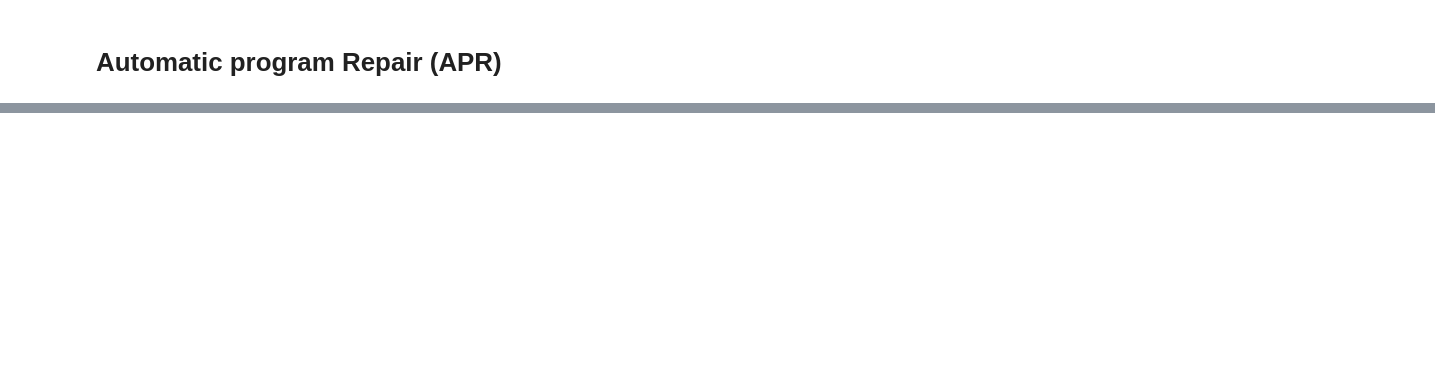
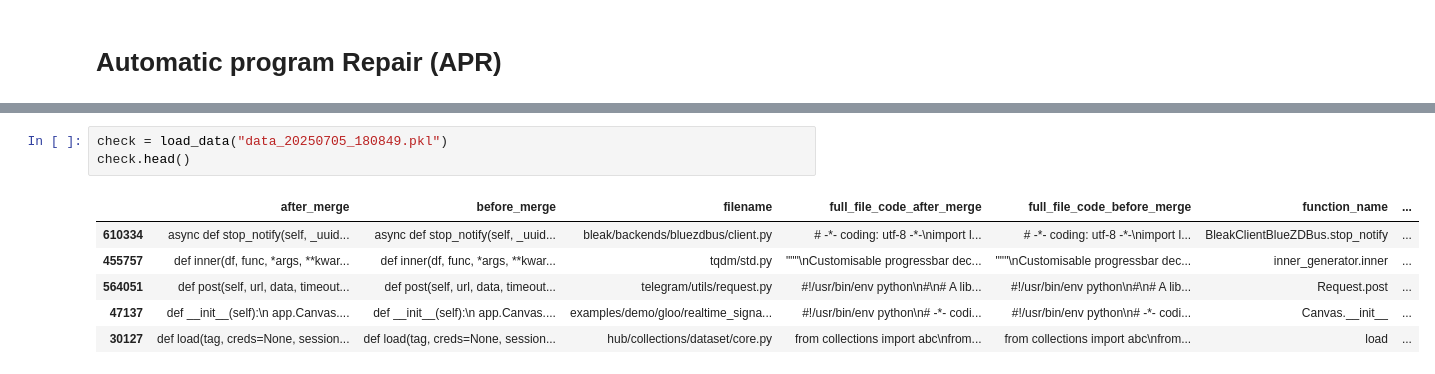
Before and after one commit to FernandoZanchitta/BugDetectiveAI, a Jupyter notebook: Bugdetectiveai/scr/notebooks/chat.ipynb, the cells around one changed output, grey strips where cells are left out. Drawn from its saved outputs; the diff is of its cells as text; blank space fills up the shorter version.

```diff
--- a/Bugdetectiveai/scr/notebooks/chat.ipynb
+++ b/Bugdetectiveai/scr/notebooks/chat.ipynb
@@ -190,0 +255,10 @@ CodeBLEU - Bug vs Groundtruth: mean=0.948, std=0.016
+# %%
+check = load_data("data_20250705_180849.pkl")
+check.head()
+# %% [output]
+|  | after_merge | before_merge | filename | full_file_code_after_merge | full_file_code_before_merge | function_name | ... |
+| 610334 | async def stop_notify(self, _uuid... | async def stop_notify(self, _uuid... | bleak/backends/bluezdbus/client.py | # -*- coding: utf-8 -*-\nimport l... | # -*- coding: utf-8 -*-\nimport l... | BleakClientBlueZDBus.stop_notify | ... |
+| 455757 | def inner(df, func, *args, **kwar... | def inner(df, func, *args, **kwar... | tqdm/std.py | """\nCustomisable progressbar dec... | """\nCustomisable progressbar dec... | inner_generator.inner | ... |
+| 564051 | def post(self, url, data, timeout... | def post(self, url, data, timeout... | telegram/utils/request.py | #!/usr/bin/env python\n#\n# A lib... | #!/usr/bin/env python\n#\n# A lib... | Request.post | ... |
+| 47137 | def __init__(self):\n app.Canvas.... | def __init__(self):\n app.Canvas.... | examples/demo/gloo/realtime_signa... | #!/usr/bin/env python\n# -*- codi... | #!/usr/bin/env python\n# -*- codi... | Canvas.__init__ | ... |
+| 30127 | def load(tag, creds=None, session... | def load(tag, creds=None, session... | hub/collections/dataset/core.py | from collections import abc\nfrom... | from collections import abc\nfrom... | load | ... |
```
Also changed, not shown: parts of 17 cells of this notebook, 2 other files.
